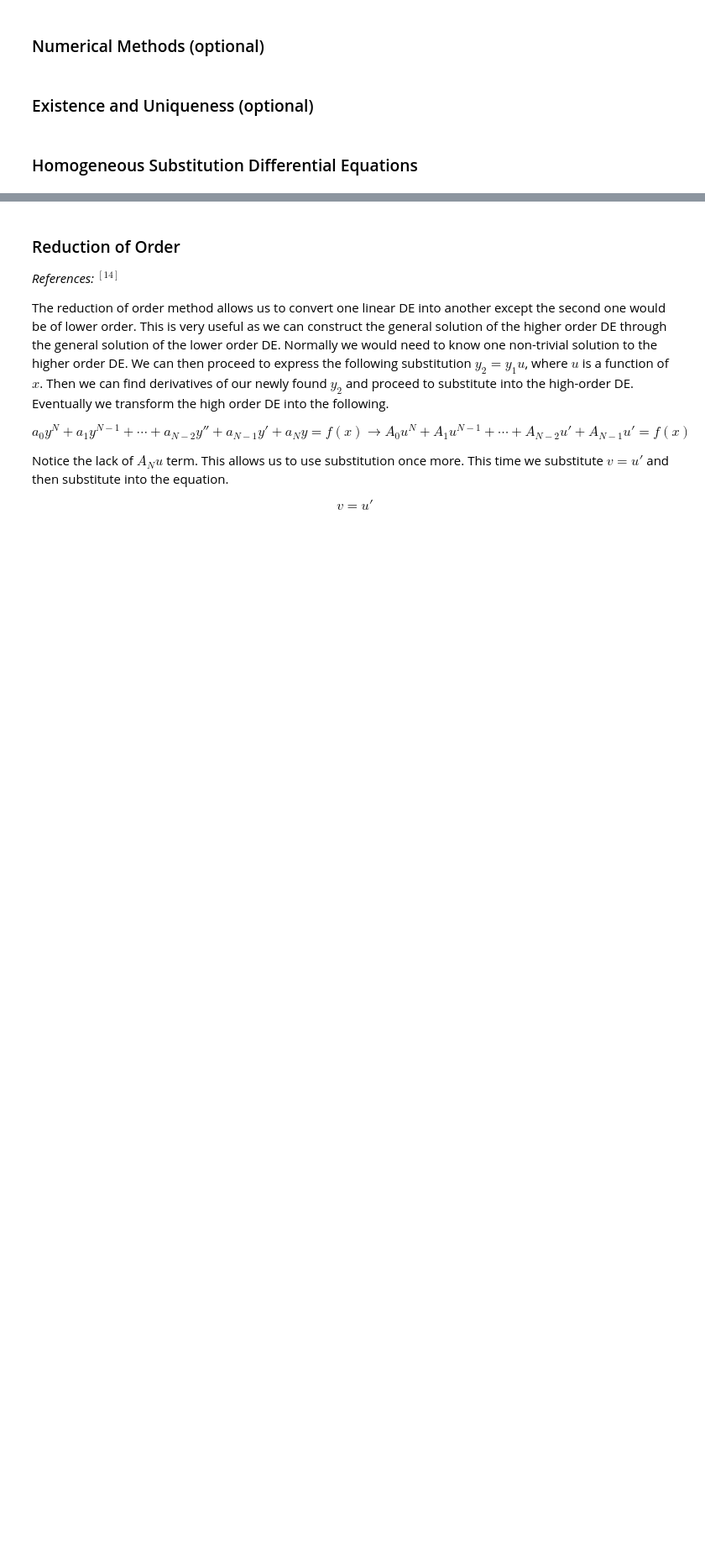
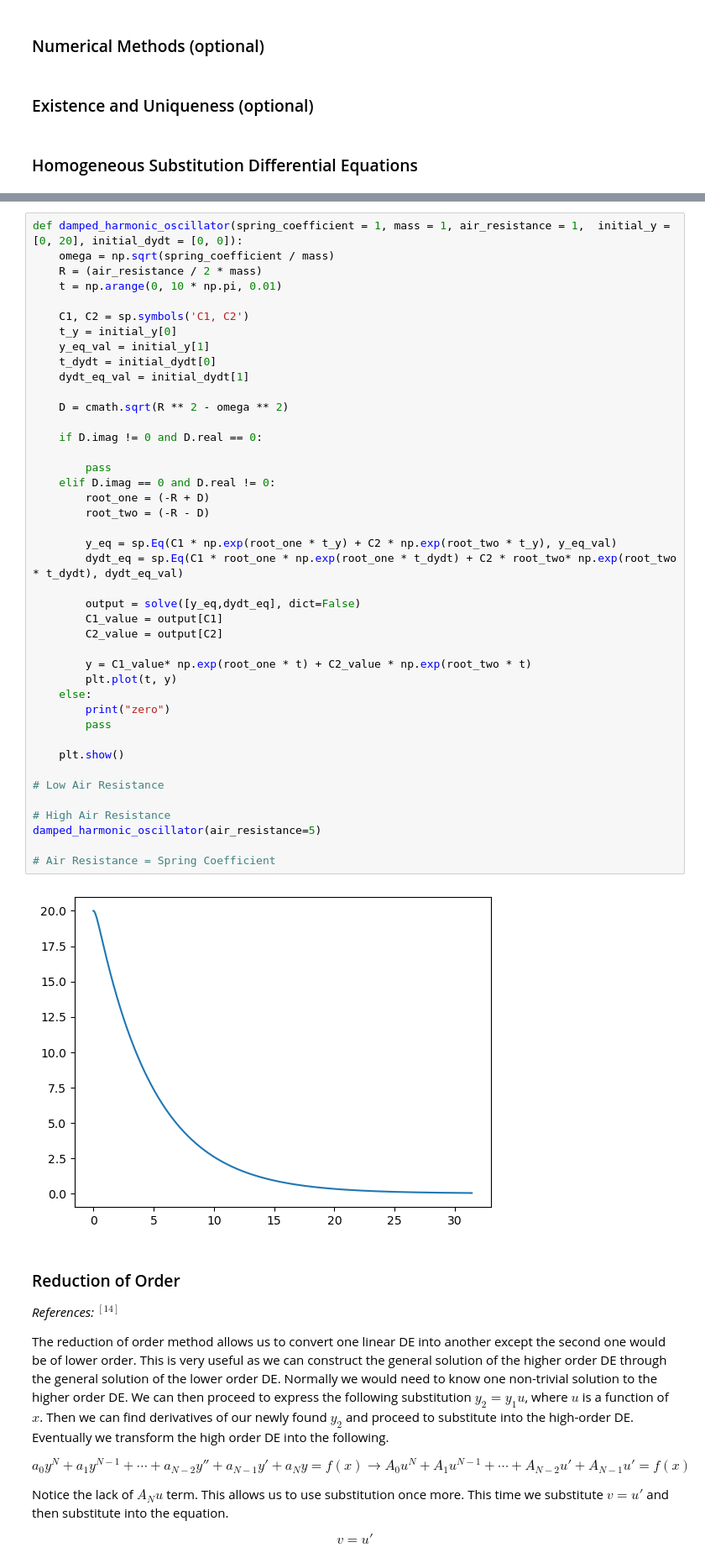
Before and after one commit to AlexanderTsoiGeorgiev/Differential-Equations, a Jupyter notebook: Differential Equations.ipynb, the cells around one changed output, grey strips where cells are left out. Shown at 84% size. Saved outputs shown, nothing was run; the diff lists cells and outputs as text; blank space fills up the shorter version.

```diff
--- a/Differential Equations.ipynb
+++ b/Differential Equations.ipynb
@@ -479,3 +550,47 @@ Some confusion which may arise when looking at the initial values for these prob
+# %%
+def damped_harmonic_oscillator(spring_coefficient = 1, mass = 1, air_resistance = 1,  initial_y = [0, 20], initial_dydt = [0, 0]):
+    omega = np.sqrt(spring_coefficient / mass)
+    R = (air_resistance / 2 * mass)
+    t = np.arange(0, 10 * np.pi, 0.01)
+
+    C1, C2 = sp.symbols('C1, C2')
+    t_y = initial_y[0]
+    y_eq_val = initial_y[1]
+    t_dydt = initial_dydt[0]
+    dydt_eq_val = initial_dydt[1]
+
+    D = cmath.sqrt(R ** 2 - omega ** 2)
+
+    if D.imag != 0 and D.real == 0:
+
+        pass
+    elif D.imag == 0 and D.real != 0:
+        root_one = (-R + D)
+        root_two = (-R - D)
+
+        y_eq = sp.Eq(C1 * np.exp(root_one * t_y) + C2 * np.exp(root_two * t_y), y_eq_val)
+        dydt_eq = sp.Eq(C1 * root_one * np.exp(root_one * t_dydt) + C2 * root_two* np.exp(root_two * t_dydt), dydt_eq_val)
+
+        output = solve([y_eq,dydt_eq], dict=False)
+        C1_value = output[C1]
+        C2_value = output[C2]
+
+        y = C1_value* np.exp(root_one * t) + C2_value * np.exp(root_two * t)
+        plt.plot(t, y)
+    else:
+        print("zero")
+        pass
+
+    plt.show()
+
+# Low Air Resistance
+
+# High Air Resistance
+damped_harmonic_oscillator(air_resistance=5)
+
+# Air Resistance = Spring Coefficient
+# %% [output]
+[figure, added]
 # %% [markdown]
 ### Reduction of Order
 *References:* $^{[14]}$
```
Also changed, not shown: parts of 6 cells of this notebook.
